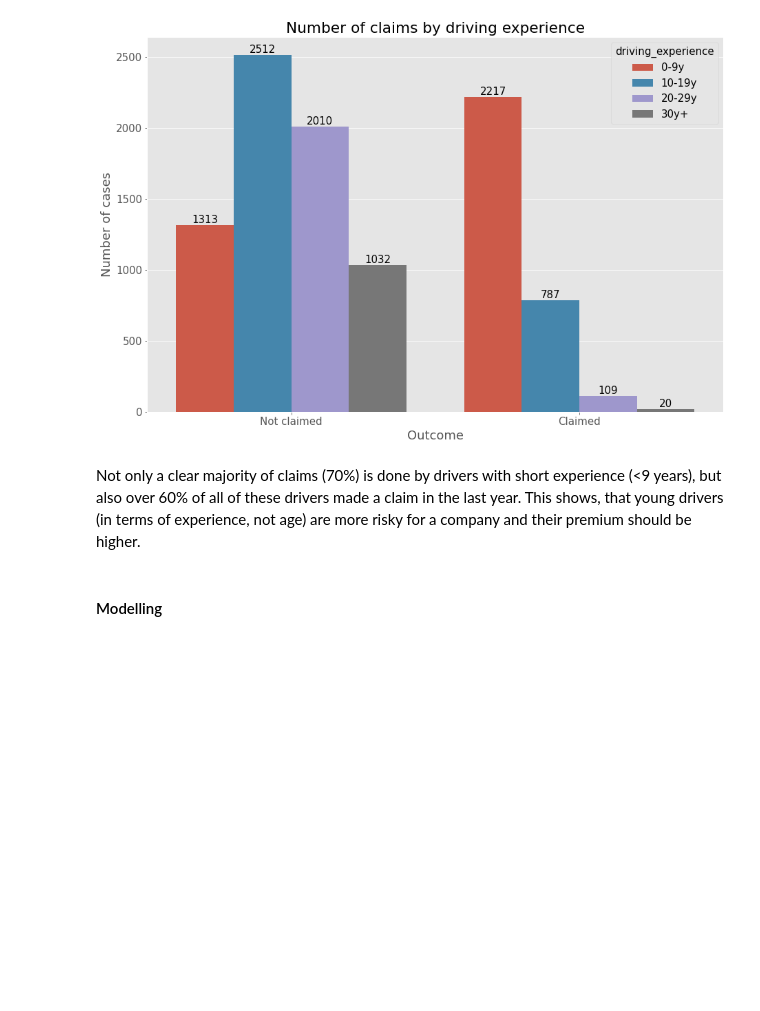
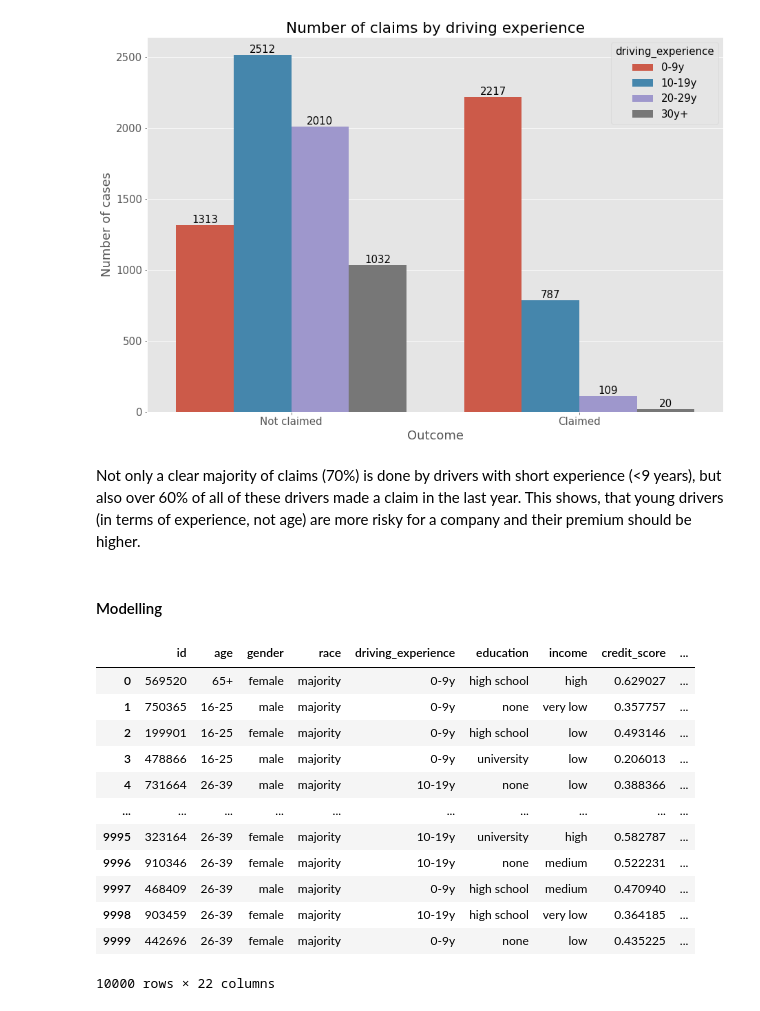
Before and after one commit to pzolnierczyk/insurance-classification, a Jupyter notebook: insurance_claims.ipynb, the cells around one changed output. Saved outputs shown, nothing was run; the diff lists cells and outputs as text; code cells hidden in the pictures; blank space fills up the shorter version.

```diff
--- a/insurance_claims.ipynb
+++ b/insurance_claims.ipynb
@@ -91,0 +122,16 @@ Not only a clear majority of claims (70%) is done by drivers with short experien
+# %%
+org_data
+# %% [output]
+|  | id | age | gender | race | driving_experience | education | income | credit_score | ... |
+| 0 | 569520 | 65+ | female | majority | 0-9y | high school | high | 0.629027 | ... |
+| 1 | 750365 | 16-25 | male | majority | 0-9y | none | very low | 0.357757 | ... |
+| 2 | 199901 | 16-25 | female | majority | 0-9y | high school | low | 0.493146 | ... |
+| 3 | 478866 | 16-25 | male | majority | 0-9y | university | low | 0.206013 | ... |
+| 4 | 731664 | 26-39 | male | majority | 10-19y | none | low | 0.388366 | ... |
+| ... | ... | ... | ... | ... | ... | ... | ... | ... | ... |
+| 9995 | 323164 | 26-39 | female | majority | 10-19y | university | high | 0.582787 | ... |
+| 9996 | 910346 | 26-39 | female | majority | 10-19y | none | medium | 0.522231 | ... |
+| 9997 | 468409 | 26-39 | male | majority | 0-9y | high school | medium | 0.470940 | ... |
+| 9998 | 903459 | 26-39 | female | majority | 10-19y | high school | very low | 0.364185 | ... |
+| 9999 | 442696 | 26-39 | female | majority | 0-9y | none | low | 0.435225 | ... |
+10000 rows × 22 columns
```
Also changed, not shown: parts of 11 cells of this notebook.
